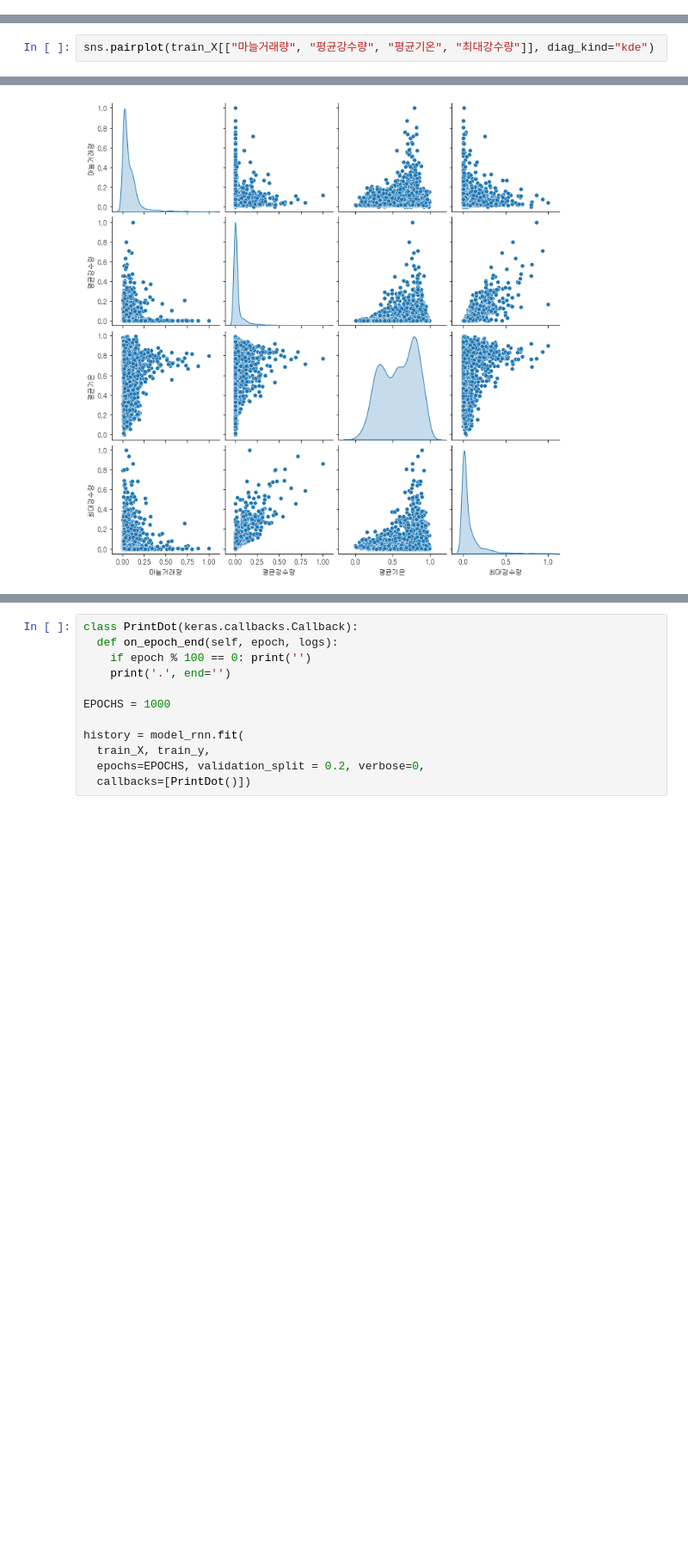
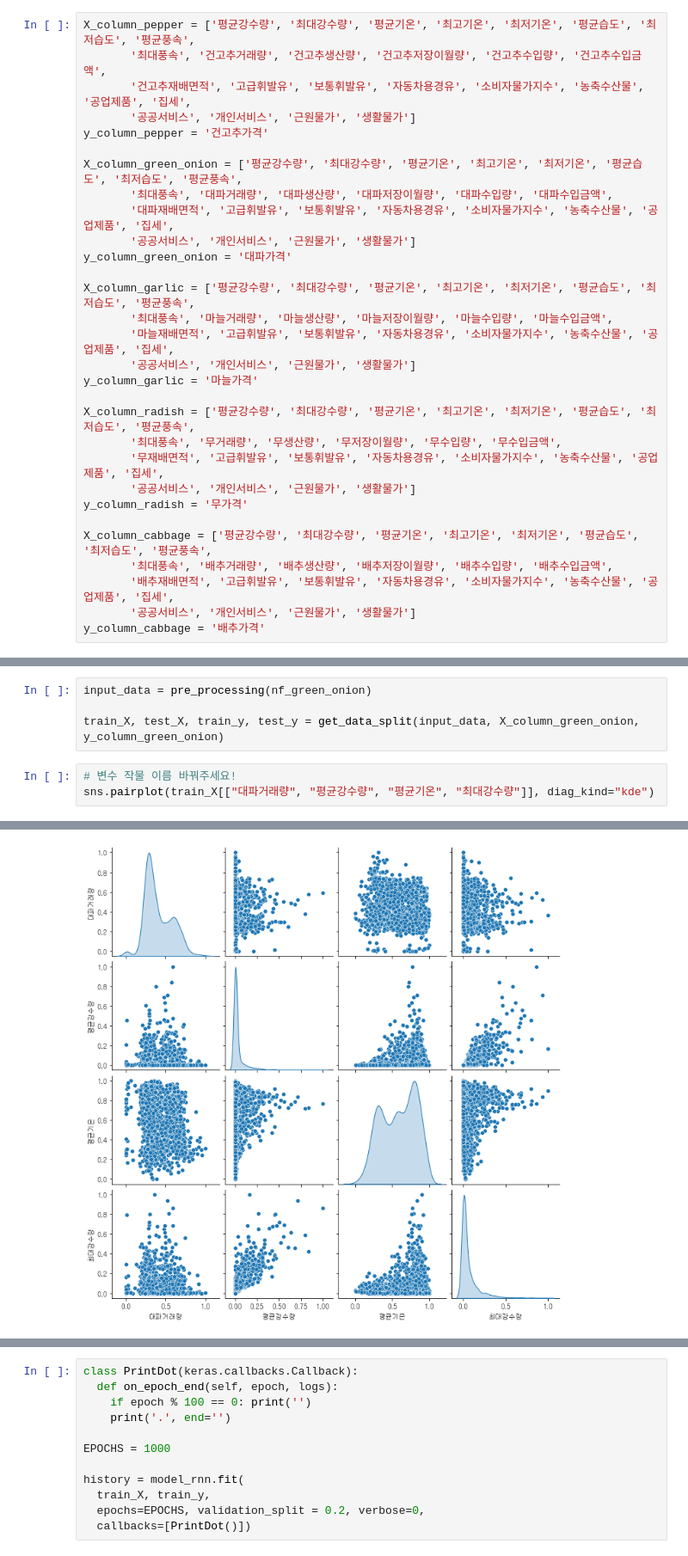
Before and after one commit to iDolphin99/proj-argricultural-price-predict, a Jupyter notebook: Dolphin/model_RNN.ipynb, the cells around one changed output, grey strips where cells are left out. Shown at 86% size. Saved outputs shown, nothing was run; the diff lists cells and outputs as text; blank space fills up the shorter version.

Commit message:
create rnn test code

```diff
--- a/Dolphin/model_RNN.ipynb
+++ b/Dolphin/model_RNN.ipynb
@@ -37,6 +39,36 @@ nf_green_onion = pd.read_csv(path+"대파Model.csv")
 nf_garlic = pd.read_csv(path+"마늘Model.csv")
 nf_radish = pd.read_csv(path+"무Model.csv")
 nf_cabbage = pd.read_csv(path+"배추Model.csv")
+# %%
+X_column_pepper = ['평균강수량', '최대강수량', '평균기온', '최고기온', '최저기온', '평균습도', '최저습도', '평균풍속',
+       '최대풍속', '건고추거래량', '건고추생산량', '건고추저장이월량', '건고추수입량', '건고추수입금액',
+       '건고추재배면적', '고급휘발유', '보통휘발유', '자동차용경유', '소비자물가지수', '농축수산물', '공업제품', '집세',
+       '공공서비스', '개인서비스', '근원물가', '생활물가']
+y_column_pepper = '건고추가격'
+
+X_column_green_onion = ['평균강수량', '최대강수량', '평균기온', '최고기온', '최저기온', '평균습도', '최저습도', '평균풍속',
+       '최대풍속', '대파거래량', '대파생산량', '대파저장이월량', '대파수입량', '대파수입금액',
+       '대파재배면적', '고급휘발유', '보통휘발유', '자동차용경유', '소비자물가지수', '농축수산물', '공업제품', '집세',
+       '공공서비스', '개인서비스', '근원물가', '생활물가']
+y_column_green_onion = '대파가격'
+
+X_column_garlic = ['평균강수량', '최대강수량', '평균기온', '최고기온', '최저기온', '평균습도', '최저습도', '평균풍속',
+       '최대풍속', '마늘거래량', '마늘생산량', '마늘저장이월량', '마늘수입량', '마늘수입금액',
+       '마늘재배면적', '고급휘발유', '보통휘발유', '자동차용경유', '소비자물가지수', '농축수산물', '공업제품', '집세',
+       '공공서비스', '개인서비스', '근원물가', '생활물가']
+y_column_garlic = '마늘가격'
+
+X_column_radish = ['평균강수량', '최대강수량', '평균기온', '최고기온', '최저기온', '평균습도', '최저습도', '평균풍속',
+       '최대풍속', '무거래량', '무생산량', '무저장이월량', '무수입량', '무수입금액',
+       '무재배면적', '고급휘발유', '보통휘발유', '자동차용경유', '소비자물가지수', '농축수산물', '공업제품', '집세',
+       '공공서비스', '개인서비스', '근원물가', '생활물가']
+y_column_radish = '무가격'
+
+X_column_cabbage = ['평균강수량', '최대강수량', '평균기온', '최고기온', '최저기온', '평균습도', '최저습도', '평균풍속',
+       '최대풍속', '배추거래량', '배추생산량', '배추저장이월량', '배추수입량', '배추수입금액',
+       '배추재배면적', '고급휘발유', '보통휘발유', '자동차용경유', '소비자물가지수', '농축수산물', '공업제품', '집세',
+       '공공서비스', '개인서비스', '근원물가', '생활물가']
+y_column_cabbage = '배추가격'
 # %%
 def pre_processing(data) :
     scaler = MinMaxScaler()
@@ -111,8 +134,13 @@ train_X, test_X, train_y, test_y = get_data_split(input_data, X_column, y_column
+# %%
+input_data = pre_processing(nf_green_onion)
+
+train_X, test_X, train_y, test_y = get_data_split(input_data, X_column_green_onion, y_column_green_onion)
 # %%
-sns.pairplot(train_X[["마늘거래량", "평균강수량", "평균기온", "최대강수량"]], diag_kind="kde")
+# 변수 작물 이름 바꿔주세요!
+sns.pairplot(train_X[["대파거래량", "평균강수량", "평균기온", "최대강수량"]], diag_kind="kde")
 # %% [output]
 <seaborn.axisgrid.PairGrid at 0x...>
-[figure, old version]
+[figure, new version]
 # %%
 model_rnn = build_model(train_X)
 
```
Also changed, not shown: parts of 13 cells of this notebook, 1 other file.
